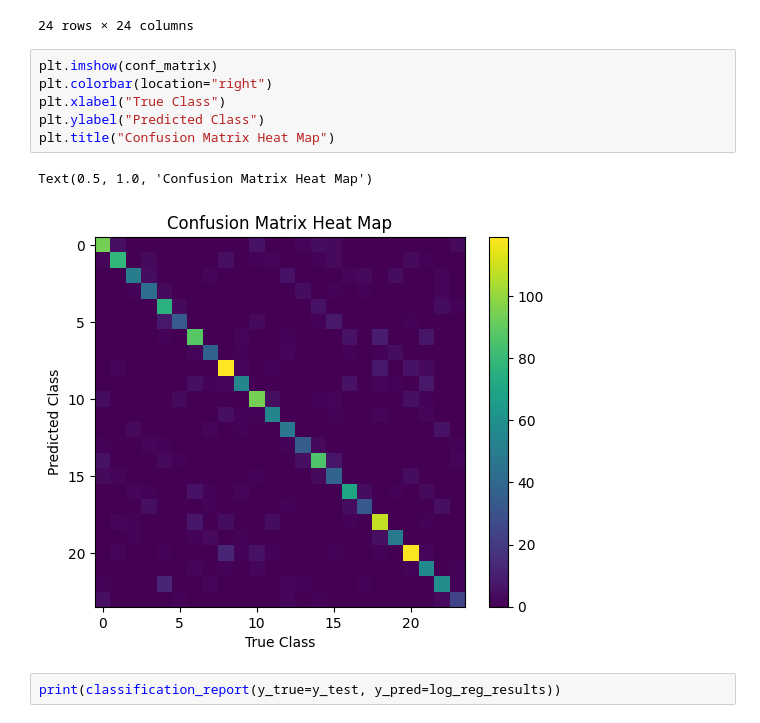
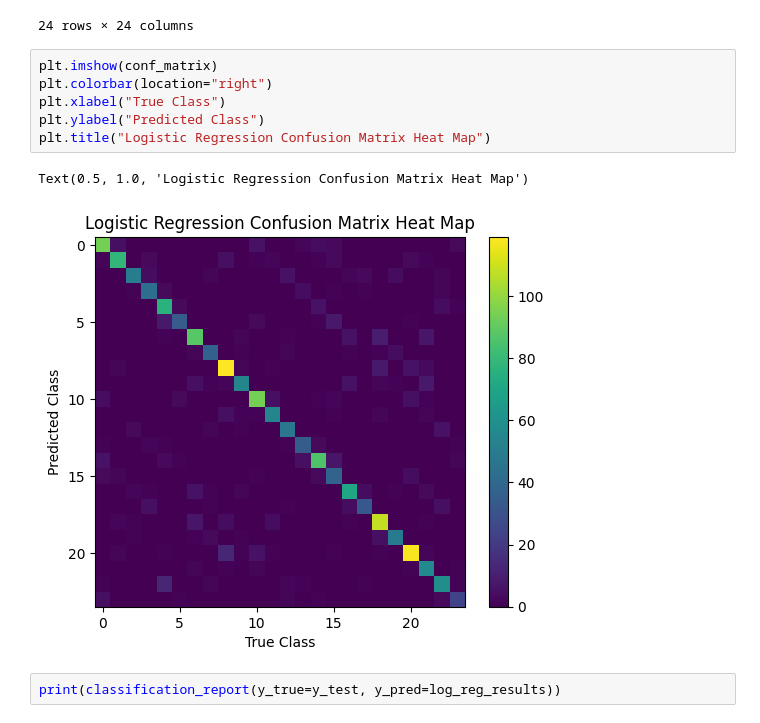
Before and after one commit to maxsivry/CS3540-AudioProject, a Jupyter notebook: main.ipynb, the cells around one changed output. Drawn from its saved outputs; the diff is of its cells as text.

```diff
--- a/main.ipynb
+++ b/main.ipynb
@@ -154,12 +154,12 @@ Please also refer to the documentation for alternative solver options:
 # %%
 plt.imshow(conf_matrix)
 plt.colorbar(location="right")
 plt.xlabel("True Class")
 plt.ylabel("Predicted Class")
-plt.title("Confusion Matrix Heat Map")
+plt.title("Logistic Regression Confusion Matrix Heat Map")
 # %% [output]
-Text(0.5, 1.0, 'Confusion Matrix Heat Map')
+Text(0.5, 1.0, 'Logistic Regression Confusion Matrix Heat Map')
-[figure, old version]
+[figure, new version]
 # %%
 print(classification_report(y_true=y_test, y_pred=log_reg_results))
 # %% [output]
```
Also changed, not shown: parts of 10 cells of this notebook.
